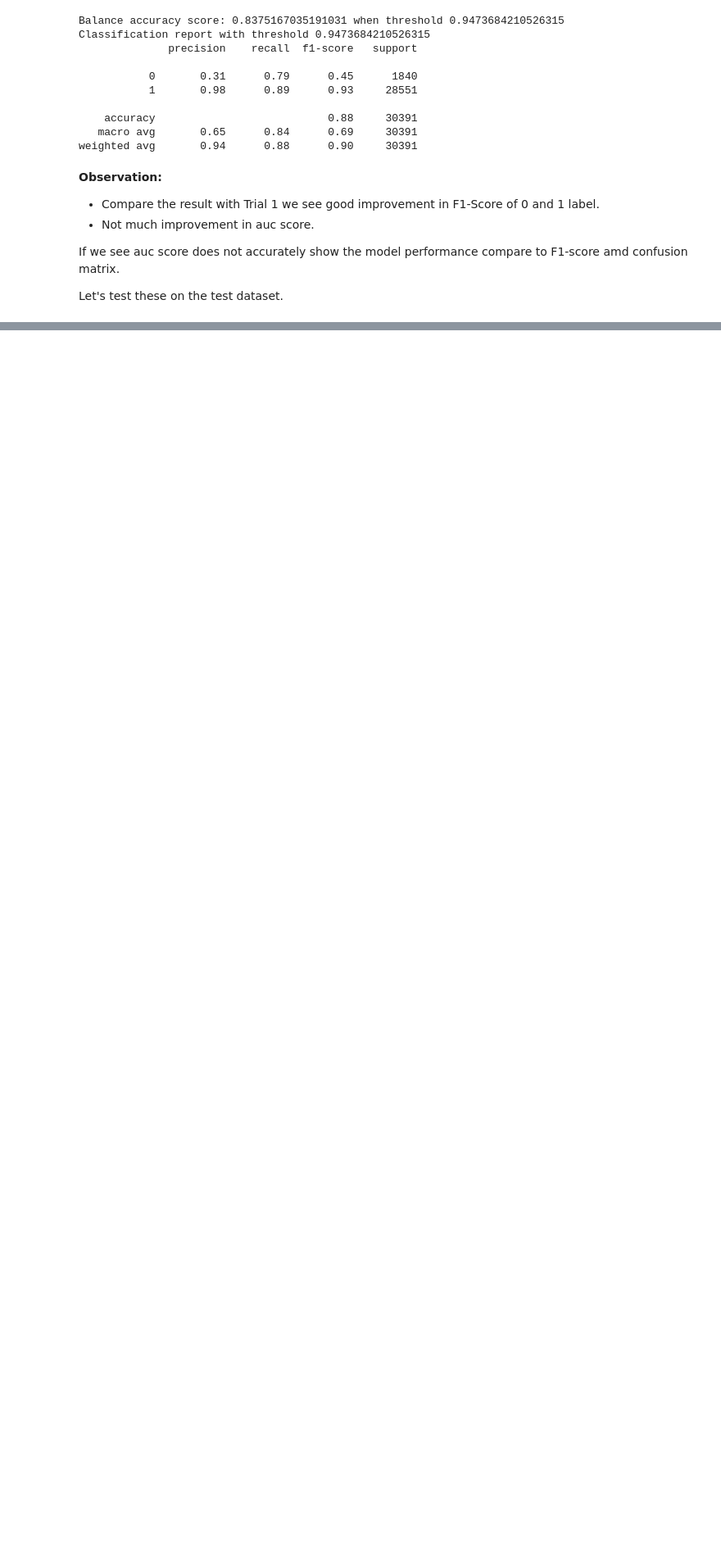
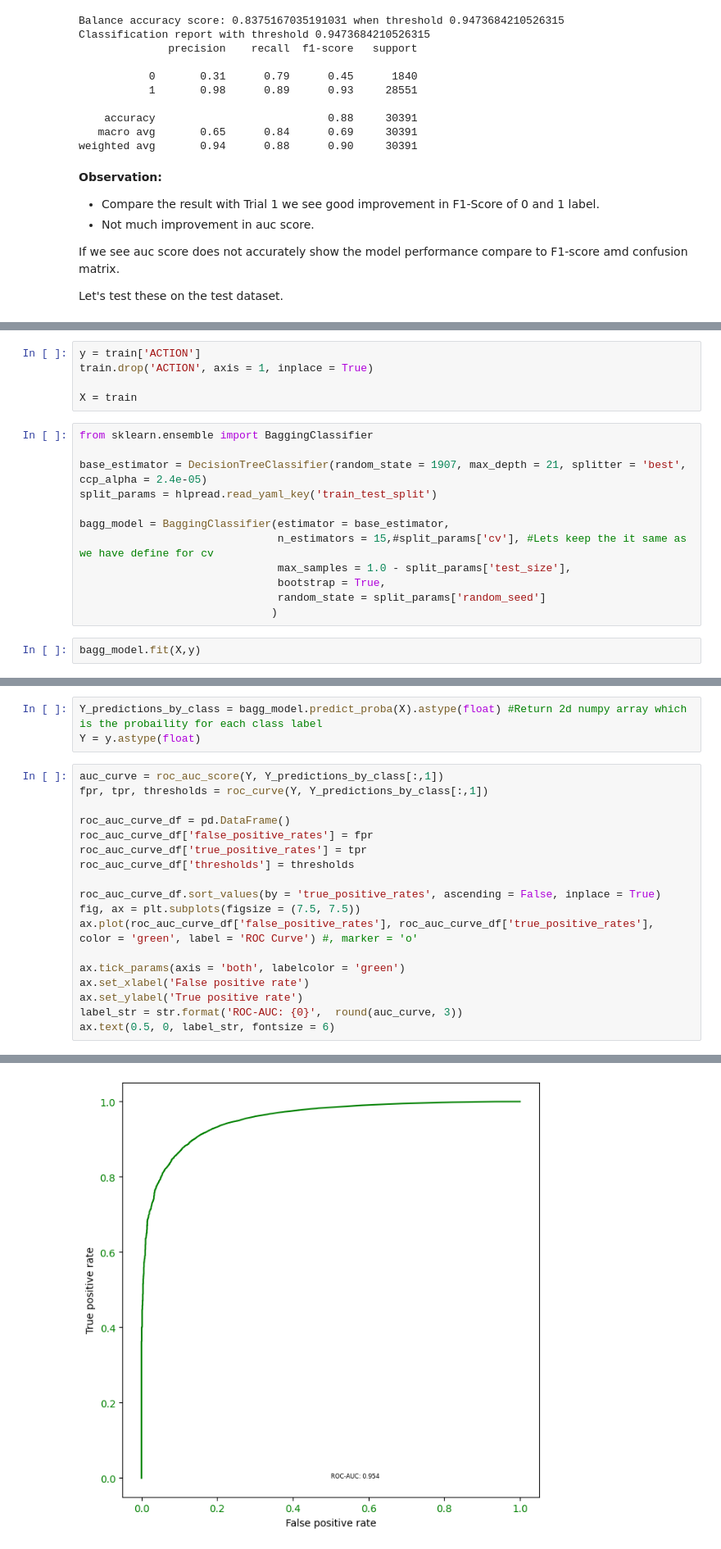
Before and after one commit to SmithaUpadhyaya/employee_access_resource_classifier, a Jupyter notebook: notebooks/training.ipynb, the cells around one changed output, grey strips where cells are left out. Shown at 82% size. Saved outputs shown, nothing was run; the diff lists cells and outputs as text; blank space fills up the shorter version.

Commit message:
Code Change: Bagging_Decision_Tree experiment

```diff
--- a/notebooks/training.ipynb
+++ b/notebooks/training.ipynb
@@ -949,0 +1010,19 @@ There is a bit improvement in the score from trial 1
+# %%
+y = train['ACTION']
+train.drop('ACTION', axis = 1, inplace = True)
+
+X = train
+# %%
+from sklearn.ensemble import BaggingClassifier
+
+base_estimator = DecisionTreeClassifier(random_state = 1907, max_depth = 21, splitter = 'best', ccp_alpha = 2.4e-05)
+split_params = hlpread.read_yaml_key('train_test_split')
+
+bagg_model = BaggingClassifier(estimator = base_estimator,
+                               n_estimators = 15,#split_params['cv'], #Lets keep the it same as we have define for cv
+                               max_samples = 1.0 - split_params['test_size'],
+                               bootstrap = True,
+                               random_state = split_params['random_seed']
+                              )
+# %%
+bagg_model.fit(X,y)
@@ -949,0 +1034,22 @@ There is a bit improvement in the score from trial 1
+# %%
+Y_predictions_by_class = bagg_model.predict_proba(X).astype(float) #Return 2d numpy array which is the probaility for each class label
+Y = y.astype(float)
+# %%
+auc_curve = roc_auc_score(Y, Y_predictions_by_class[:,1])
+fpr, tpr, thresholds = roc_curve(Y, Y_predictions_by_class[:,1])
+
+roc_auc_curve_df = pd.DataFrame()
+roc_auc_curve_df['false_positive_rates'] = fpr
+roc_auc_curve_df['true_positive_rates'] = tpr
+roc_auc_curve_df['thresholds'] = thresholds
+
+roc_auc_curve_df.sort_values(by = 'true_positive_rates', ascending = False, inplace = True)
+fig, ax = plt.subplots(figsize = (7.5, 7.5))
+ax.plot(roc_auc_curve_df['false_positive_rates'], roc_auc_curve_df['true_positive_rates'],  color = 'green', label = 'ROC Curve') #, marker = 'o'
+
+ax.tick_params(axis = 'both', labelcolor = 'green')
+ax.set_xlabel('False positive rate')
+ax.set_ylabel('True positive rate')
+label_str = str.format('ROC-AUC: {0}',  round(auc_curve, 3))
+ax.text(0.5, 0, label_str, fontsize = 6)
+# %% [output]
@@ -949,0 +1057 @@ There is a bit improvement in the score from trial 1
+[figure, added]
```
Also changed, not shown: parts of 12 cells of this notebook, 9 other files.
